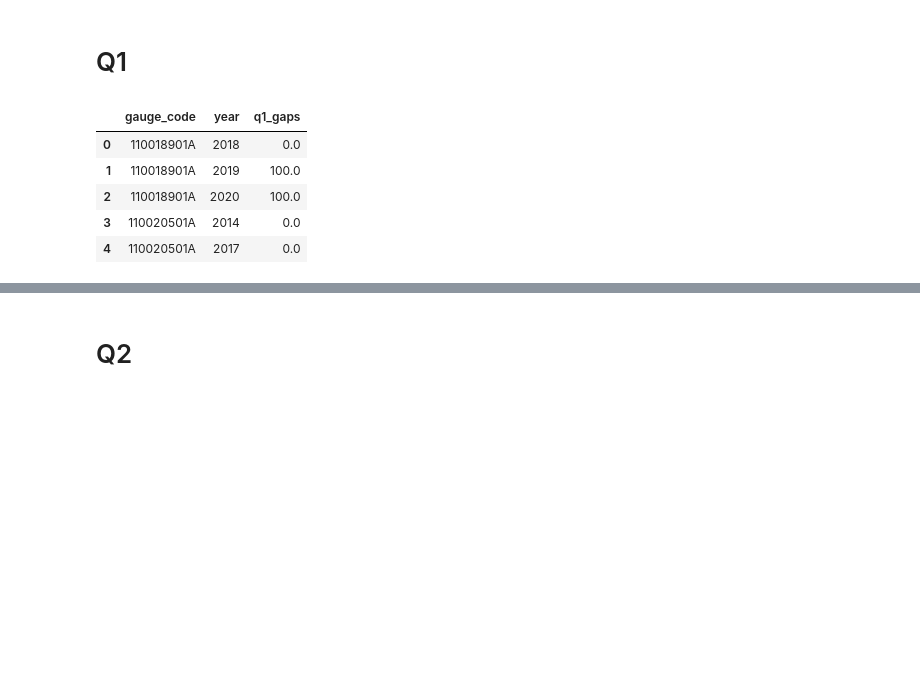
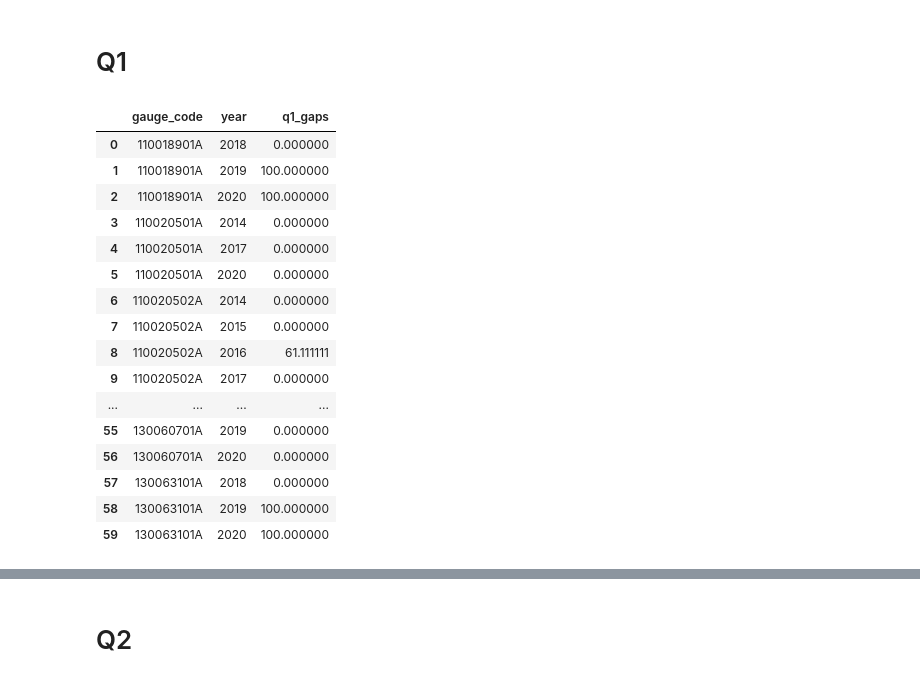
Before and after one commit to LARHENA/UFPB_Brain-D, a Jupyter notebook: Scripts e Dados/2.7 - Quality Control Processing (CEMADEN).ipynb, the cells around one changed output, grey strips where cells are left out. Drawn from its saved outputs; the diff is of its cells as text; code cells hidden in the pictures; blank space fills up the shorter version.

```diff
--- a/Scripts e Dados/2.7 - Quality Control Processing (CEMADEN).ipynb
+++ b/Scripts e Dados/2.7 - Quality Control Processing (CEMADEN).ipynb
@@ -13,7 +13,9 @@ import seaborn as sns
 from scipy.spatial import KDTree
 import time
 # %%
-cemaden_path = r'.\1 - Organized data gauge\BRAZIL\QC_VALIDATION\DATASET\BRASIL_CEMADEN_TOTAL_DAILY_V2.h5'
+cemaden_path = r'.\1 - Organized data gauge\BRAZIL\QC_VALIDATION\DATASET\BRASIL_CEMADEN_TOTAL_DAILY_V3.h5'
+cemaden_path_v2 = r'.\1 - Organized data gauge\BRAZIL\QC_VALIDATION\DATASET\BRASIL_CEMADEN_TOTAL_DAILY_V2.h5'
+neighboring_data_path = r'.\1 - Organized data gauge\BRAZIL\QC_VALIDATION\DATASET'
 # %%
 def calculate_quality_label(row):
     if row['quality_index'] >= 90 and row['p_availability'] >= 99:
@@ -562,17 +677,28 @@ def calculateQ1(df):
 # %%
 df_q1_gaps = calculateQ1(df_cemaden_data)
 df_q1_gaps['q1_gaps'] = 100.0 - 100.0 * (((2.0 * df_q1_gaps['total_gap']) + df_q1_gaps['max_gap']) / df_q1_gaps['active_days'])
-df_q1_gaps['q1_gaps'] = df_q1_gaps['q1_gaps'].apply(lambda x: max(x, 0))
+df_q1_gaps['q1_gaps'] = df_q1_gaps['q1_gaps'].clip(lower=0.0, upper=100.0)
 df_q1_gaps = df_q1_gaps[['gauge_code', 'year', 'q1_gaps']]
 df_q1_gaps.to_hdf(cemaden_path, key = 'table_q1_gaps', encoding = 'utf-8', mode='r+', append = False, complevel=9)
-df_q1_gaps.head()
+df_q1_gaps.head(60)
 # %% [output]
 |  | gauge_code | year | q1_gaps |
-| 0 | 110018901A | 2018 | 0.0 |
-| 1 | 110018901A | 2019 | 100.0 |
-| 2 | 110018901A | 2020 | 100.0 |
-| 3 | 110020501A | 2014 | 0.0 |
-| 4 | 110020501A | 2017 | 0.0 |
+| 0 | 110018901A | 2018 | 0.000000 |
+| 1 | 110018901A | 2019 | 100.000000 |
+| 2 | 110018901A | 2020 | 100.000000 |
+| 3 | 110020501A | 2014 | 0.000000 |
+| 4 | 110020501A | 2017 | 0.000000 |
+| 5 | 110020501A | 2020 | 0.000000 |
+| 6 | 110020502A | 2014 | 0.000000 |
+| 7 | 110020502A | 2015 | 0.000000 |
+| 8 | 110020502A | 2016 | 61.111111 |
+| 9 | 110020502A | 2017 | 0.000000 |
+| ... | ... | ... | ... |
+| 55 | 130060701A | 2019 | 0.000000 |
+| 56 | 130060701A | 2020 | 0.000000 |
+| 57 | 130063101A | 2018 | 0.000000 |
+| 58 | 130063101A | 2019 | 100.000000 |
+| 59 | 130063101A | 2020 | 100.000000 |
 # %%
 with h5py.File(cemaden_path, 'r') as hdf:
     keys = list(hdf.keys())
```
Also changed, not shown: parts of 36 cells of this notebook, 5 other files.
